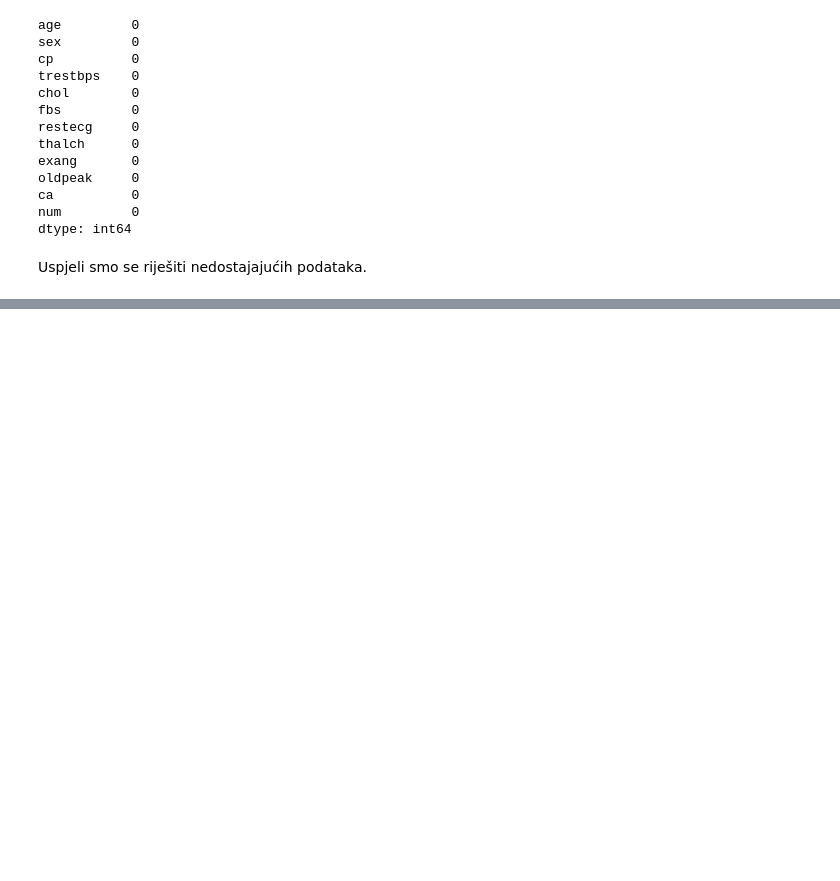
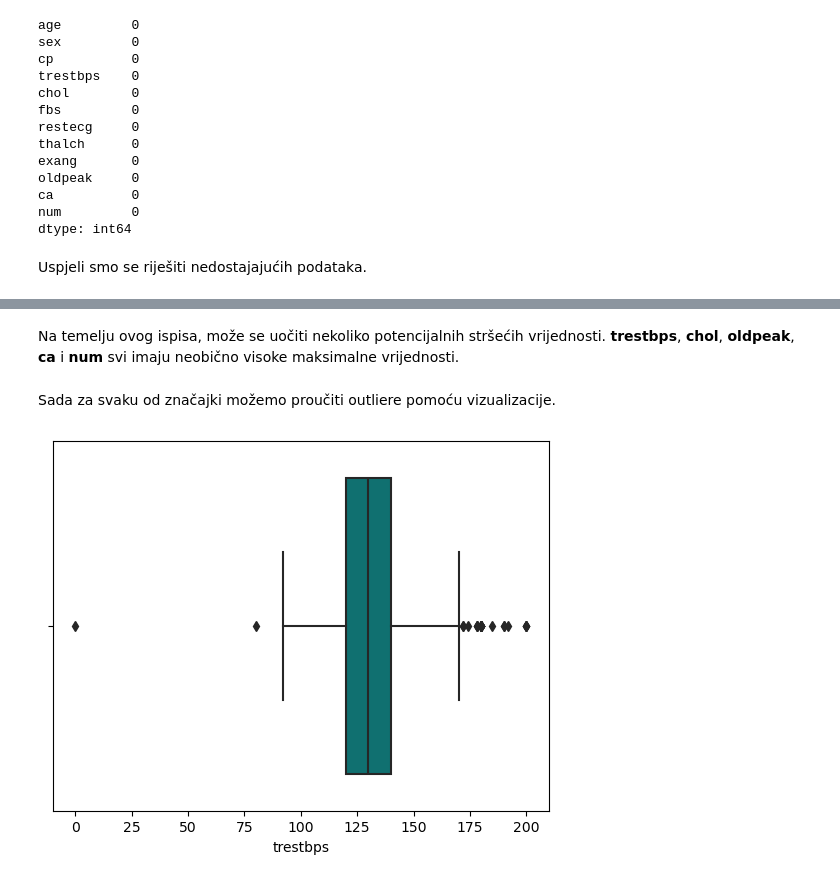
Before and after one commit to lucijaprodan/UZOP-project, a Jupyter notebook: ML_hf_analysis.ipynb, the cells around one changed output, grey strips where cells are left out. Cells and saved outputs as stored; diff of their text form; code cells hidden in the pictures; blank space fills up the shorter version.

Commit message:
init outliers

```diff
--- a/ML_hf_analysis.ipynb
+++ b/ML_hf_analysis.ipynb
@@ -480,0 +495,9 @@ Uspjeli smo se riješiti nedostajajućih podataka.
+# %% [markdown]
+Na temelju ovog ispisa, može se uočiti nekoliko potencijalnih stršećih vrijednosti. **trestbps**, **chol**, **oldpeak**, **ca** i **num** svi imaju neobično visoke maksimalne vrijednosti.
+# %% [markdown]
+Sada za svaku od značajki možemo proučiti outliere pomoću vizualizacije.
+# %%
+sns.boxplot(x = df2['trestbps'], color = 'teal')
+plt.show()
+# %% [output]
+[figure, added]
```
Also changed, not shown: parts of 2 cells of this notebook.
